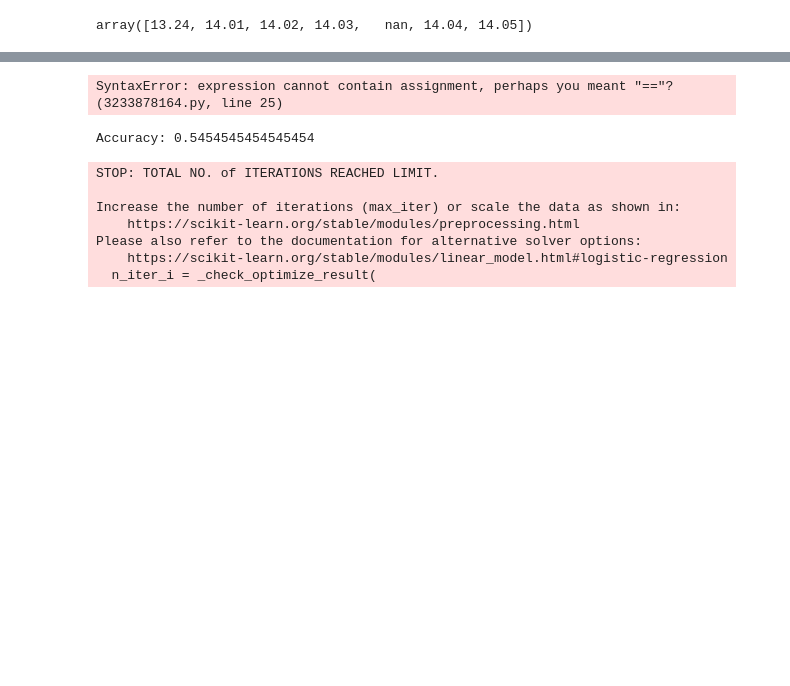
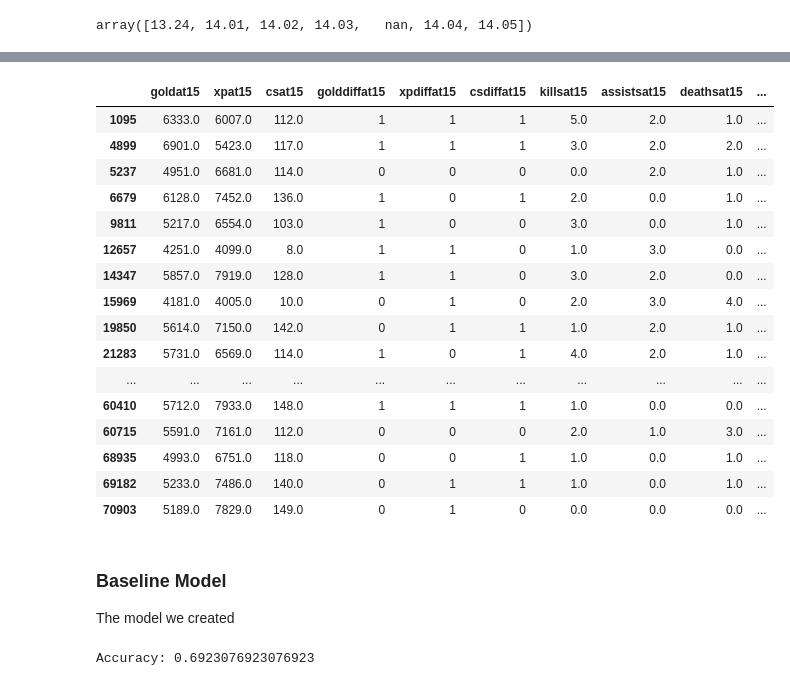
Before and after one commit to elliekwang/neeko_rework, a Jupyter notebook: ellie.ipynb, the cells around one changed output, grey strips where cells are left out. Saved outputs shown, nothing was run; the diff lists cells and outputs as text; code cells hidden in the pictures; blank space fills up the shorter version.

```diff
--- a/ellie.ipynb
+++ b/ellie.ipynb
@@ -425,42 +462,60 @@ neeko_pred
 # %%
 # include features in stats_15
 neeko_pred
 
 
 # Creating ratio features
 
 # neeko_pred['goldat15'].value_counts(normalize = True)
 
-def proportion_features(ser):
-    repl_dict = ser.value_counts(normalize=True).to_dict()
-    return ser.replace(repl_dict)
+def binarize_col(df, cols):
+    for col in cols:
+#         new_col_name = f'binarized_{col}'
+        df[col] = (df[col] > 0).astype(int)
 
-# Define the create_proportions function
-def create_proportions(df):
-    types = df.dtypes
-    cats = types[df.dtypes == 'object'].index
+#     df.drop(columns = cols, inplace = True)
+    return df
 
-    dg = pd.DataFrame(index=df.index)
-    for x in cats:
-        dg['proportion_%s' % x] = proportion_features(df[x])
-
-    return dg
+baseline_neeko = binarize_col(neeko_pred, ['golddiffat15', 'xpdiffat15','csdiffat15'])
+baseline_neeko
 # %% [output]
-SyntaxError: expression cannot contain assignment, perhaps you meant "=="? (3233878164.py, line 25)
+|  | goldat15 | xpat15 | csat15 | golddiffat15 | xpdiffat15 | csdiffat15 | killsat15 | assistsat15 | deathsat15 | ... |
+| 1095 | 6333.0 | 6007.0 | 112.0 | 1 | 1 | 1 | 5.0 | 2.0 | 1.0 | ... |
+| 4899 | 6901.0 | 5423.0 | 117.0 | 1 | 1 | 1 | 3.0 | 2.0 | 2.0 | ... |
+| 5237 | 4951.0 | 6681.0 | 114.0 | 0 | 0 | 0 | 0.0 | 2.0 | 1.0 | ... |
+| 6679 | 6128.0 | 7452.0 | 136.0 | 1 | 0 | 1 | 2.0 | 0.0 | 1.0 | ... |
+| 9811 | 5217.0 | 6554.0 | 103.0 | 1 | 0 | 0 | 3.0 | 0.0 | 1.0 | ... |
+| 12657 | 4251.0 | 4099.0 | 8.0 | 1 | 1 | 0 | 1.0 | 3.0 | 0.0 | ... |
+| 14347 | 5857.0 | 7919.0 | 128.0 | 1 | 1 | 0 | 3.0 | 2.0 | 0.0 | ... |
+| 15969 | 4181.0 | 4005.0 | 10.0 | 0 | 1 | 0 | 2.0 | 3.0 | 4.0 | ... |
+| 19850 | 5614.0 | 7150.0 | 142.0 | 0 | 1 | 1 | 1.0 | 2.0 | 1.0 | ... |
+| 21283 | 5731.0 | 6569.0 | 114.0 | 1 | 0 | 1 | 4.0 | 2.0 | 1.0 | ... |
+| ... | ... | ... | ... | ... | ... | ... | ... | ... | ... | ... |
+| 60410 | 5712.0 | 7933.0 | 148.0 | 1 | 1 | 1 | 1.0 | 0.0 | 0.0 | ... |
+| 60715 | 5591.0 | 7161.0 | 112.0 | 0 | 0 | 0 | 2.0 | 1.0 | 3.0 | ... |
+| 68935 | 4993.0 | 6751.0 | 118.0 | 0 | 0 | 1 | 1.0 | 0.0 | 1.0 | ... |
+| 69182 | 5233.0 | 7486.0 | 140.0 | 0 | 1 | 1 | 1.0 | 0.0 | 1.0 | ... |
+| 70903 | 5189.0 | 7829.0 | 149.0 | 0 | 1 | 0 | 0.0 | 0.0 | 0.0 | ... |
+# %% [markdown]
+### Baseline Model
+
+The model we created
 # %%
+#
+
 from sklearn.model_selection import train_test_split
 from sklearn.linear_model import LogisticRegression
 from sklearn.metrics import accuracy_score
 
 # Assuming df is your DataFrame containing the data
 # Selecting features and target variable
-features = neeko_pred[['goldat15', 'xpat15', 'csat15', 'golddiffat15', 'xpdiffat15', 'csdiffat15',
+features = neeko_pred[['golddiffat15', 'xpdiffat15', 'csdiffat15',
                'one_hot_position_bot', 'one_hot_position_top', 'one_hot_position_mid',
                'one_hot_position_sup', 'one_hot_position_jng']]
 target = neeko_pred['result']  # Assuming 'result' is the column indicating the game result
 
 # Splitting the data into training and testing sets
-X_train, X_test, y_train, y_test = train_test_split(features, target, test_size=0.2, random_state=42)
+X_train, X_test, y_train, y_test = train_test_split(features, target, test_size=0.5, random_state=42)
 
 # Initializing and training the Logistic Regression model
 model = LogisticRegression()
@@ -473,11 +528,4 @@ predictions = model.predict(X_test)
 accuracy = accuracy_score(y_test, predictions)
 print("Accuracy:", accuracy)
 # %% [output]
-Accuracy: 0.5454545454545454
+Accuracy: 0.6923076923076923
-STOP: TOTAL NO. of ITERATIONS REACHED LIMIT.
-
-Increase the number of iterations (max_iter) or scale the data as shown in:
-    https://scikit-learn.org/stable/modules/preprocessing.html
-Please also refer to the documentation for alternative solver options:
-    https://scikit-learn.org/stable/modules/linear_model.html#logistic-regression
-  n_iter_i = _check_optimize_result(
```
Also changed, not shown: parts of 10 cells of this notebook.
